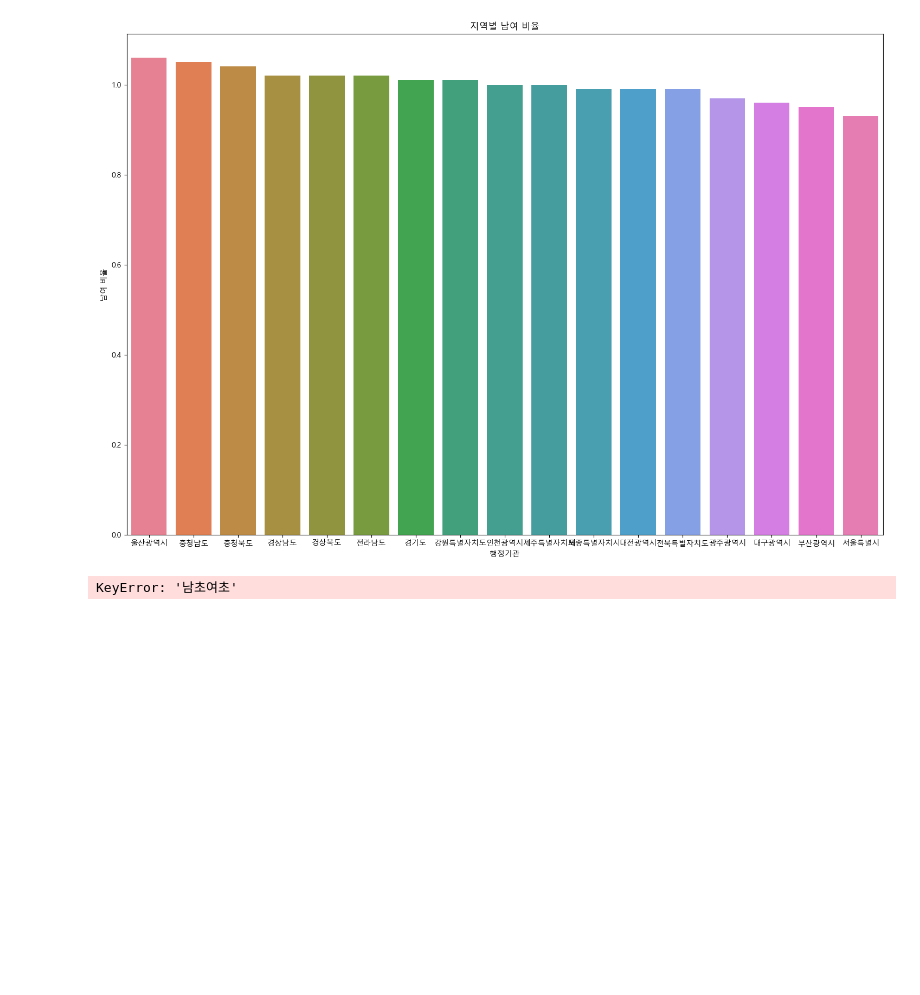
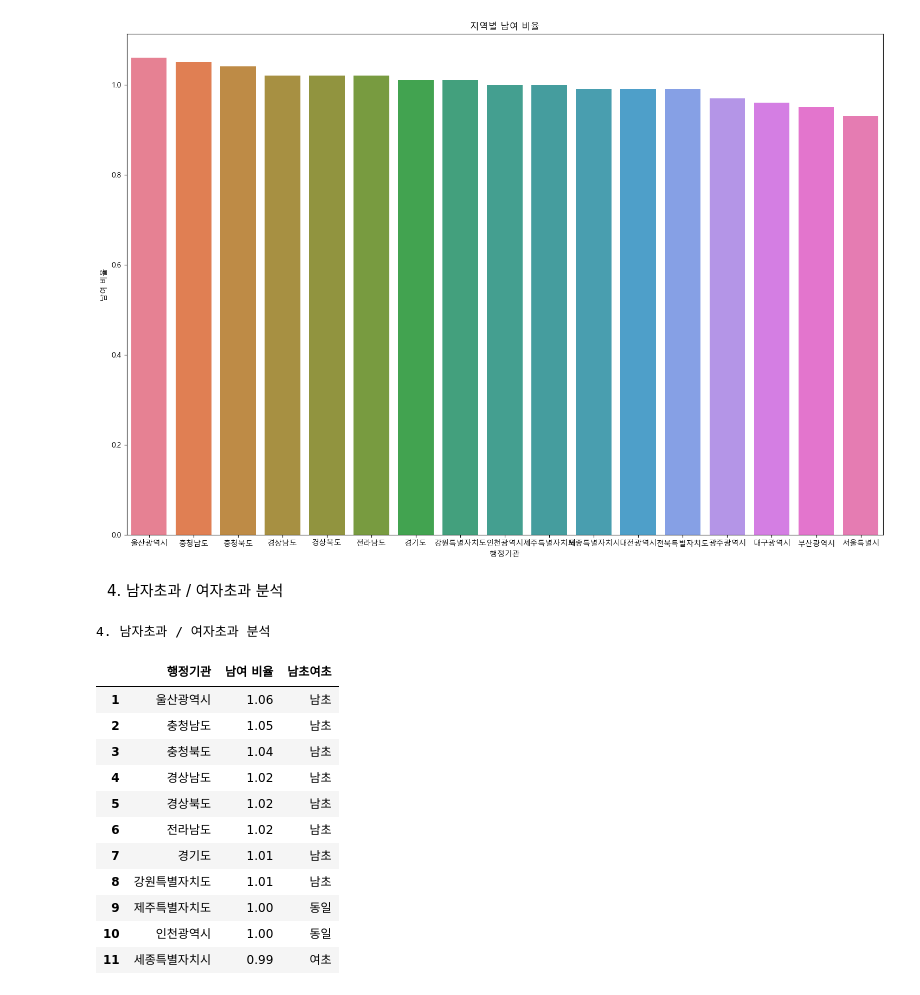
Before and after one commit to Eojinn/Python_Webscraping_analysis, a Jupyter notebook: 연습문제_웹스크래핑/04_인구현황분석.ipynb, the cells around one changed output. Saved outputs shown, nothing was run; the diff lists cells and outputs as text; code cells hidden in the pictures; blank space fills up the shorter version.

```diff
--- a/연습문제_웹스크래핑/04_인구현황분석.ipynb
+++ b/연습문제_웹스크래핑/04_인구현황분석.ipynb
@@ -214,17 +223,33 @@ Figure(1800x1200)
 Axes(0.125,0.11;0.775x0.77)
 Text(0.5, 1.0, '지역별 남여 비율')
 [figure]
+# %% [markdown]
+4. 남자초과 / 여자초과 분석
 # %%
-# 4남자초과 / 여자초과 분석
+# 1. '전국' 제외 및 남초여초 판별
+data_region_mw = data[data['행정기관'].str.contains('전국') == False].copy()
+data_region_mw['남초여초'] = '동일'
+data_region_mw.loc[data_region_mw['남여 비율'] > 1, '남초여초'] = '남초'
+data_region_mw.loc[data_region_mw['남여 비율'] < 1, '남초여초'] = '여초'
 
-# '전국'이 포함된 합계 행 제외
-data_region_mwr = data[data['행정기관'].str.contains('전국') == False].copy()
-# 정렬
-data = data_region_mwr.sort_values(by=['남여 비율', '남초여초'], ascending=[False, False])
-result4 = data.loc[:, ['행정기관', '남여 비율', '남초여초']].reset_index(drop=True)
+# 2. 표 형식 맞추기 (행정기관, 남여 비율, 남초여초)
+result4 = data_region_mw[['행정기관', '남여 비율', '남초여초']].reset_index(drop=True)
 result4.index = result4.index + 1
 
-
-print(result4)
+# 3. 결과 출력
+print("4. 남자초과 / 여자초과 분석")
+display(result4.head(11))
 # %% [output]
-KeyError: '남초여초'
+4. 남자초과 / 여자초과 분석
+|  | 행정기관 | 남여 비율 | 남초여초 |
+| 1 | 울산광역시 | 1.06 | 남초 |
+| 2 | 충청남도 | 1.05 | 남초 |
+| 3 | 충청북도 | 1.04 | 남초 |
+| 4 | 경상남도 | 1.02 | 남초 |
+| 5 | 경상북도 | 1.02 | 남초 |
+| 6 | 전라남도 | 1.02 | 남초 |
+| 7 | 경기도 | 1.01 | 남초 |
+| 8 | 강원특별자치도 | 1.01 | 남초 |
+| 9 | 제주특별자치도 | 1.00 | 동일 |
+| 10 | 인천광역시 | 1.00 | 동일 |
+| 11 | 세종특별자치시 | 0.99 | 여초 |
```
Also changed, not shown: parts of 14 cells of this notebook.
